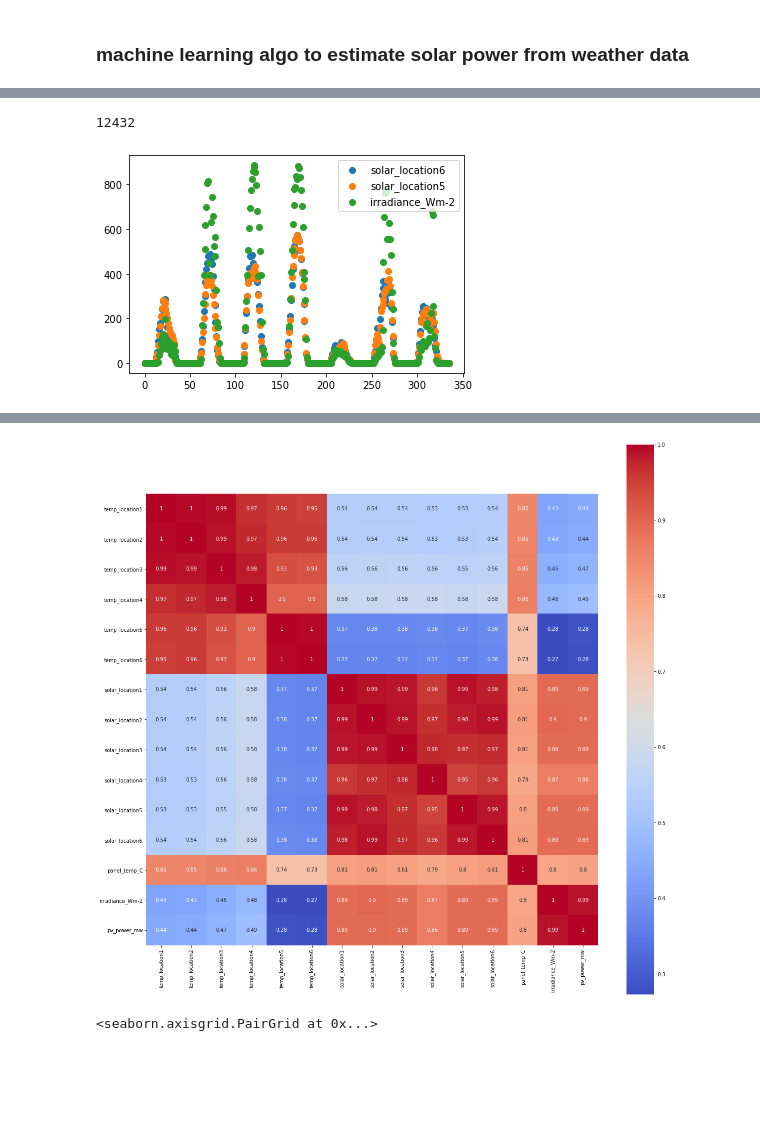
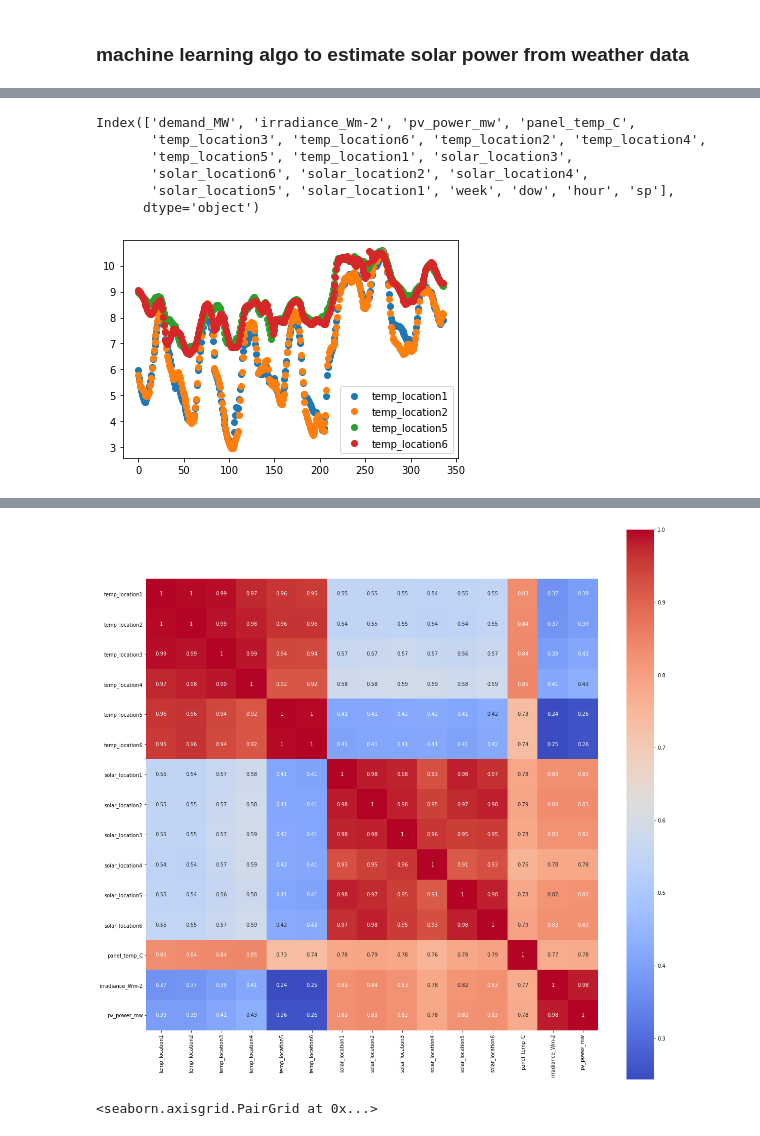
Before and after one commit to raphBeligs/westernpower, a Jupyter notebook: task0/westernpower_task0_raph.ipynb, the cells around one changed output, grey strips where cells are left out. Saved outputs shown, nothing was run; the diff lists cells and outputs as text; code cells hidden in the pictures; blank space fills up the shorter version.

```diff
--- a/task0/westernpower_task0_raph.ipynb
+++ b/task0/westernpower_task0_raph.ipynb
@@ -84,17 +95,3 @@ plt.show
 - Bmax : maximum battery power flow
 # %% [markdown]
 # Continue With Matthieu work
-# %%
-df=pd.merge(demand_train_set0,pv_train_set0 , how='outer', left_index=True, right_index=True)
-
-df=pd.merge(df,weather_train_set0, how='outer', left_index=True, right_index=True)
-
-df['week']=df.index.week
-
-df['dow']=df.index.dayofweek
-
-df['hour'] = df.index.hour
-
-df['sp'] = df.hour*2 +df.index.minute/30 + 1
-# %%
-df = df.dropna(subset = ['demand_MW']).interpolate()
@@ -101,2 +125,3 @@ df = df.dropna(subset = ['demand_MW']).interpolate()
 # %%
-df = df[df['week']!=44]
+data_preprocessed.set_df(data_preprocessed.df[data_preprocessed.df['week']!=44])
+data_preprocessed.df.head()
@@ -178,5 +167,3 @@ Name: demand_MW, dtype: float64
-# %%
-df = df[df['week']!=44]
 # %%
 res = pd.DataFrame(columns = ['peak_ini','peak_target','energy','solar_energy','duration','week','dow'])
 dispatch_summary = pd.DataFrame(index= range(32,43))
@@ -241,9 +228,13 @@ df[weather_columns].head()
 | 2017-11-03 02:00:00 | 8.740 | 9.730 | 6.86 | 5.910 | 13.300 | 13.36 | ... |
 # %%
 df.columns
-df.shape[0]
 # %% [output]
-12432
+Index(['demand_MW', 'irradiance_Wm-2', 'pv_power_mw', 'panel_temp_C',
+       'temp_location3', 'temp_location6', 'temp_location2', 'temp_location4',
+       'temp_location5', 'temp_location1', 'solar_location3',
+       'solar_location6', 'solar_location2', 'solar_location4',
+       'solar_location5', 'solar_location1', 'week', 'dow', 'hour', 'sp'],
+      dtype='object')
 # %%
 def get_week_data(df, week_number):
     return df[df['week'] == week_number]
@@ -255,12 +246,12 @@ def display_columns(df, columns_names):
     ax.legend()
     plt.show()
 # %%
-solar_columns = get_columns_of_group_names(['solar'], [6,5])
-solar_columns.append('irradiance_Wm-2')
+solar_columns = get_columns_of_group_names(['temp'], [1,2,5,6])
+#solar_columns.append('panel_temp_C')
 display_columns(get_week_data(df, 10), solar_columns)
 df.describe()
 # %% [output]
-[figure, old version]
+[figure, new version]
 |  | demand_MW | irradiance_Wm-2 | pv_power_mw | panel_temp_C | temp_location3 | temp_location6 | temp_location2 | ... |
 | count | 12432.000000 | 12432.000000 | 12432.000000 | 12432.000000 | 12432.000000 | 12432.000000 | 12432.000000 | ... |
 | mean | 3.001872 | 148.863378 | 0.591725 | 11.075017 | 9.053242 | 10.991273 | 9.730315 | ... |
@@ -299,9 +290,9 @@ def display_correlation_color_map(df, column_names):
     sns.heatmap(df[column_names].corr(), annot=True, square=True, cmap = 'coolwarm')
     plt.show()
 # %%
-display_correlation_color_map(df, temp_columns)
+display_correlation_color_map(df[df['solar_location1'] > 10], temp_columns)
 # %% [output]
-[figure, old version]
+[figure, new version]
 # %%
 sns.pairplot(data=df[df['pv_power_mw'] > 0.0][['irradiance_Wm-2', 'panel_temp_C', 'pv_power_mw']], hue='pv_power_mw')
 # %% [output]
```
Also changed, not shown: parts of 19 cells of this notebook, 12 other files.
